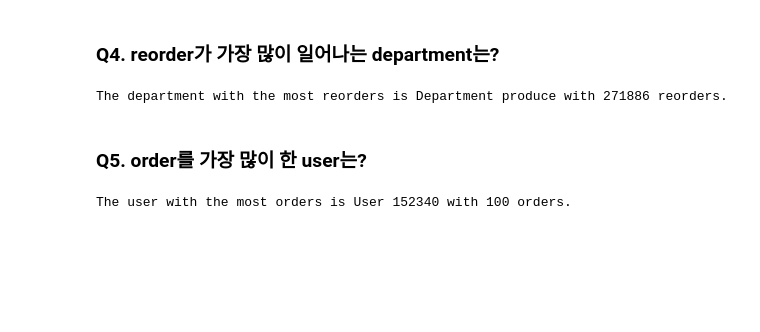
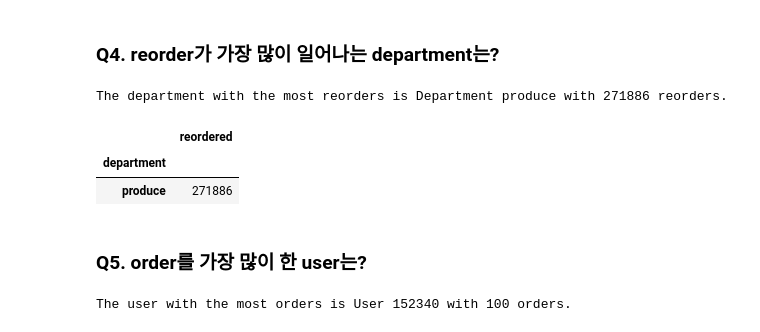
Before and after one commit to sy-grace/TIL, a Jupyter notebook: eda/240430-market-basket-analysis.ipynb, the cells around one changed output. Saved outputs shown, nothing was run; the diff lists cells and outputs as text; code cells hidden in the pictures; blank space fills up the shorter version.

```diff
--- a/eda/240430-market-basket-analysis.ipynb
+++ b/eda/240430-market-basket-analysis.ipynb
@@ -200,6 +215,14 @@ most_reordered_department_name = departments.loc[departments.department_id == mo
 print(f"The department with the most reorders is Department {most_reordered_department_name} with {most_reordered_count} reorders.")
 # %% [output]
 The department with the most reorders is Department produce with 271886 reorders.
+# %%
+# 강사 답안
+data = pd.merge(data, departments, on='department_id', how='inner')
+pd.pivot_table(data=data, index=['department'], values='reordered', aggfunc='sum').sort_values(by='reordered', ascending=False)[:1]
+# %% [output]
+|  | reordered |
+| department |  |
+| produce | 271886 |
 # %% [markdown]
 ### Q5. order를 가장 많이 한 user는?
 # %%
```
Also changed, not shown: parts of 5 cells of this notebook.
